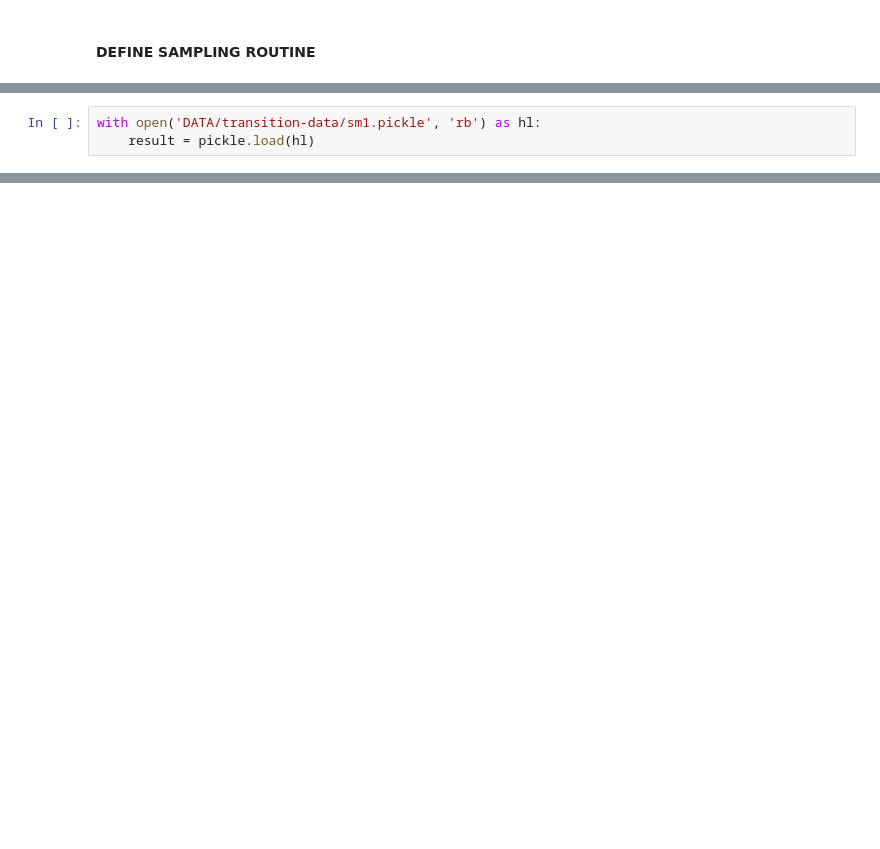
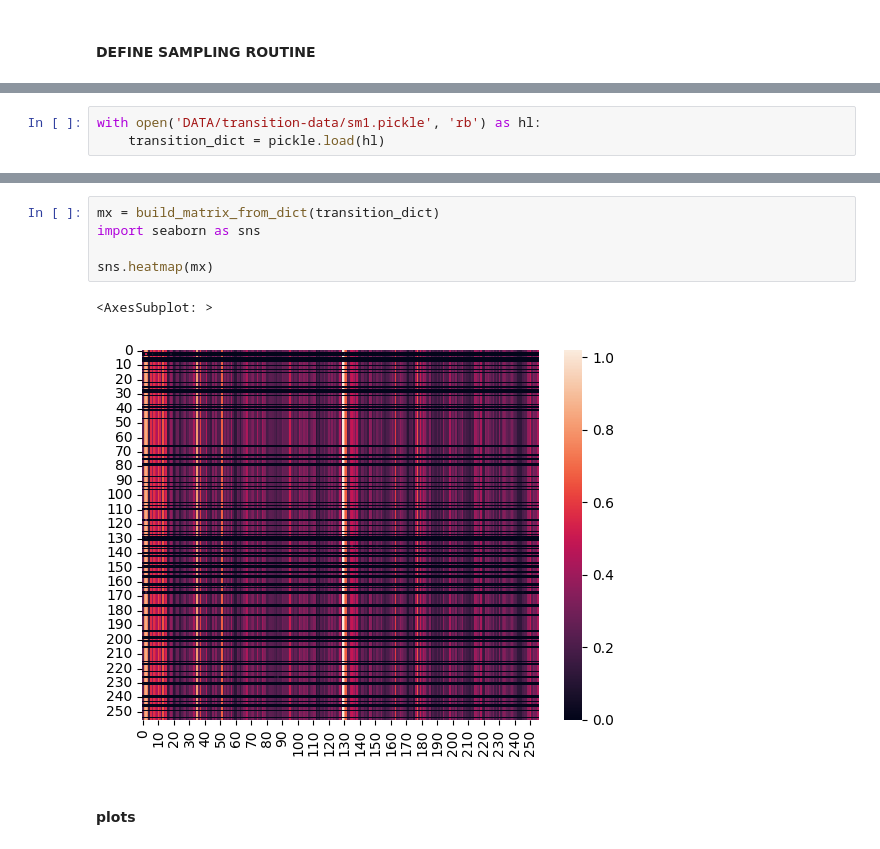
Before and after one commit to pafloxy/qhack-project-raflaneq, a Jupyter notebook: data-collecting-notebook _s.ipynb, the cells around one changed output, grey strips where cells are left out. Cells and saved outputs as stored; diff of their text form; blank space fills up the shorter version.

```diff
--- a/data-collecting-notebook _s.ipynb
+++ b/data-collecting-notebook _s.ipynb
@@ -108,3 +272,3 @@ No GPU/TPU found, falling back to CPU. (Set TF_CPP_MIN_LOG_LEVEL=0 and rerun for
 # %%
 with open('DATA/transition-data/sm1.pickle', 'rb') as hl:
-    result = pickle.load(hl)
+    transition_dict = pickle.load(hl)
@@ -134,0 +275,10 @@ def build_matrix_from_dict(dict:dict)
+# %%
+mx = build_matrix_from_dict(transition_dict)
+import seaborn as sns
+
+sns.heatmap(mx)
+# %% [output]
+<AxesSubplot: >
+[figure, added]
+# %% [markdown]
+#### plots
```
Also changed, not shown: parts of 19 cells of this notebook, 4 other files.
